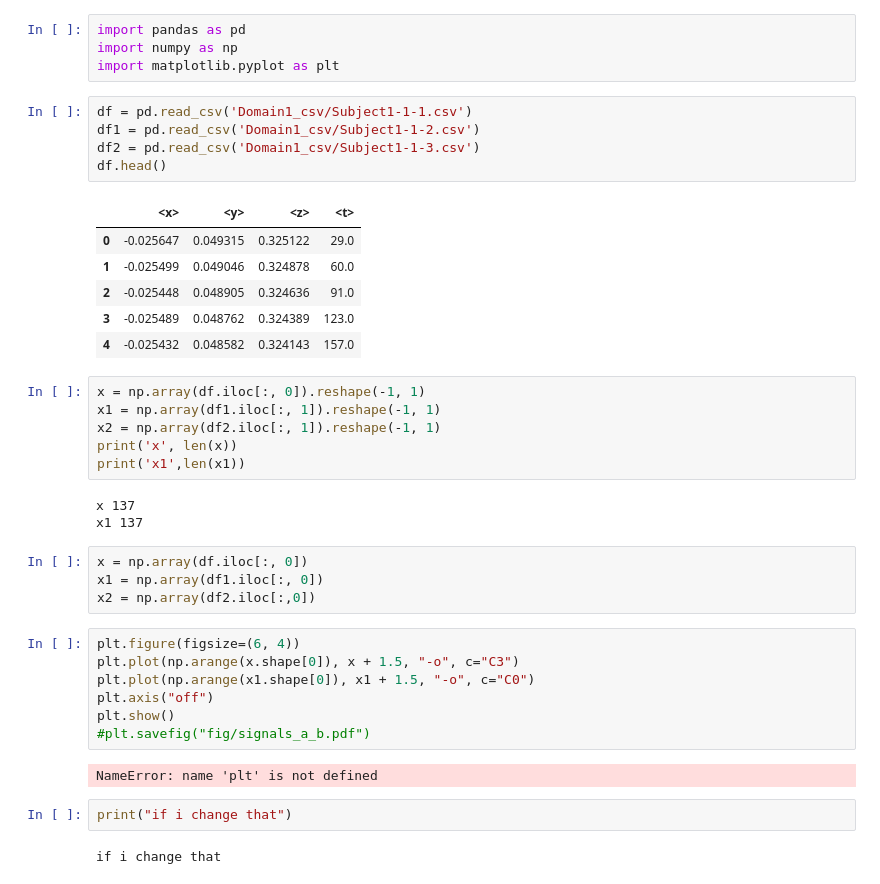
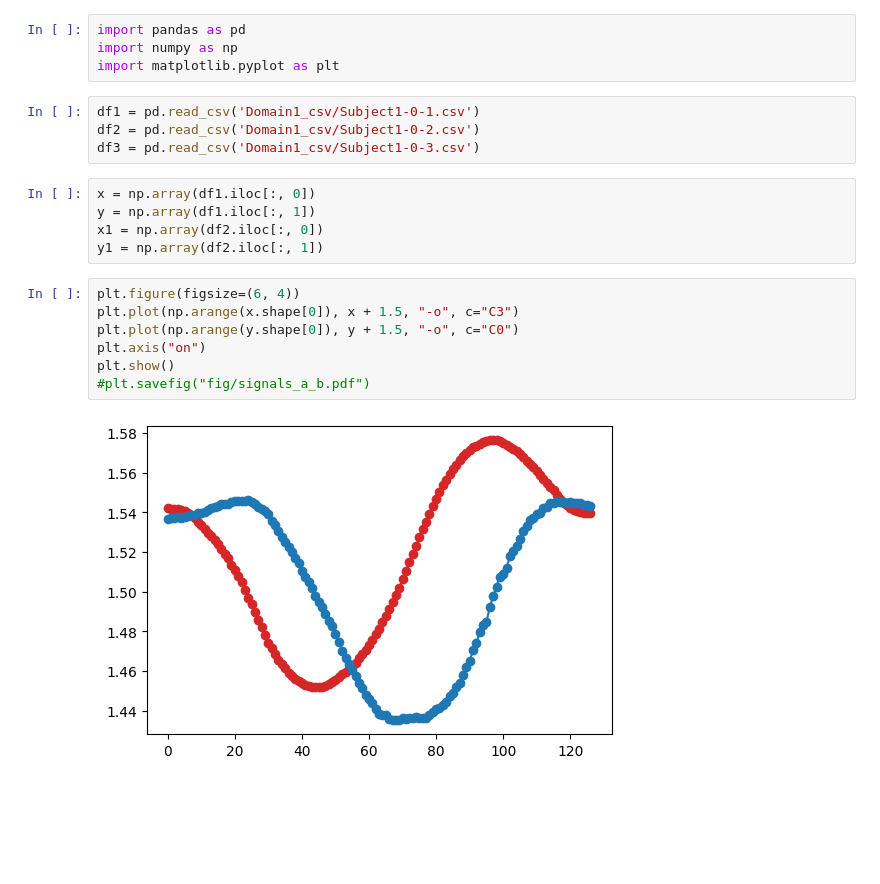
Before and after one commit to M4rt11/MLProject2, a Jupyter notebook: Testvisu.ipynb, the cells around one changed output. Cells and saved outputs as stored; diff of their text form; blank space fills up the shorter version.

```diff
--- a/Testvisu.ipynb
+++ b/Testvisu.ipynb
@@ -3,40 +3,20 @@ import pandas as pd
 import numpy as np
 import matplotlib.pyplot as plt
 # %%
-df = pd.read_csv('Domain1_csv/Subject1-1-1.csv')
-df1 = pd.read_csv('Domain1_csv/Subject1-1-2.csv')
-df2 = pd.read_csv('Domain1_csv/Subject1-1-3.csv')
-df.head()
+df1 = pd.read_csv('Domain1_csv/Subject1-0-1.csv')
+df2 = pd.read_csv('Domain1_csv/Subject1-0-2.csv')
+df3 = pd.read_csv('Domain1_csv/Subject1-0-3.csv')
-# %% [output]
-|  | <x> | <y> | <z> | <t> |
-| 0 | -0.025647 | 0.049315 | 0.325122 | 29.0 |
-| 1 | -0.025499 | 0.049046 | 0.324878 | 60.0 |
-| 2 | -0.025448 | 0.048905 | 0.324636 | 91.0 |
-| 3 | -0.025489 | 0.048762 | 0.324389 | 123.0 |
-| 4 | -0.025432 | 0.048582 | 0.324143 | 157.0 |
 # %%
-x = np.array(df.iloc[:, 0]).reshape(-1, 1)
-x1 = np.array(df1.iloc[:, 1]).reshape(-1, 1)
-x2 = np.array(df2.iloc[:, 1]).reshape(-1, 1)
-print('x', len(x))
-print('x1',len(x1))
+x = np.array(df1.iloc[:, 0])
+y = np.array(df1.iloc[:, 1])
+x1 = np.array(df2.iloc[:, 0])
+y1 = np.array(df2.iloc[:, 1])
-# %% [output]
-x 137
-x1 137
-# %%
-x = np.array(df.iloc[:, 0])
-x1 = np.array(df1.iloc[:, 0])
-x2 = np.array(df2.iloc[:,0])
 # %%
 plt.figure(figsize=(6, 4))
 plt.plot(np.arange(x.shape[0]), x + 1.5, "-o", c="C3")
-plt.plot(np.arange(x1.shape[0]), x1 + 1.5, "-o", c="C0")
-plt.axis("off")
+plt.plot(np.arange(y.shape[0]), y + 1.5, "-o", c="C0")
+plt.axis("on")
 plt.show()
 #plt.savefig("fig/signals_a_b.pdf")
 # %% [output]
-NameError: name 'plt' is not defined
+[figure, added]
-# %%
-print("if i change that")
-# %% [output]
-if i change that
```
Also changed, not shown: parts of 2 cells of this notebook.
